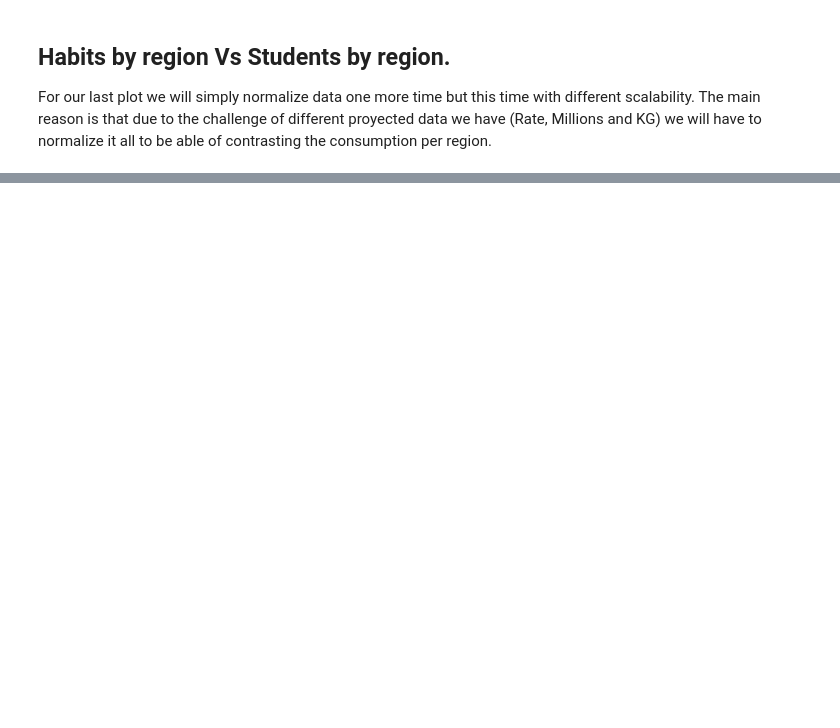
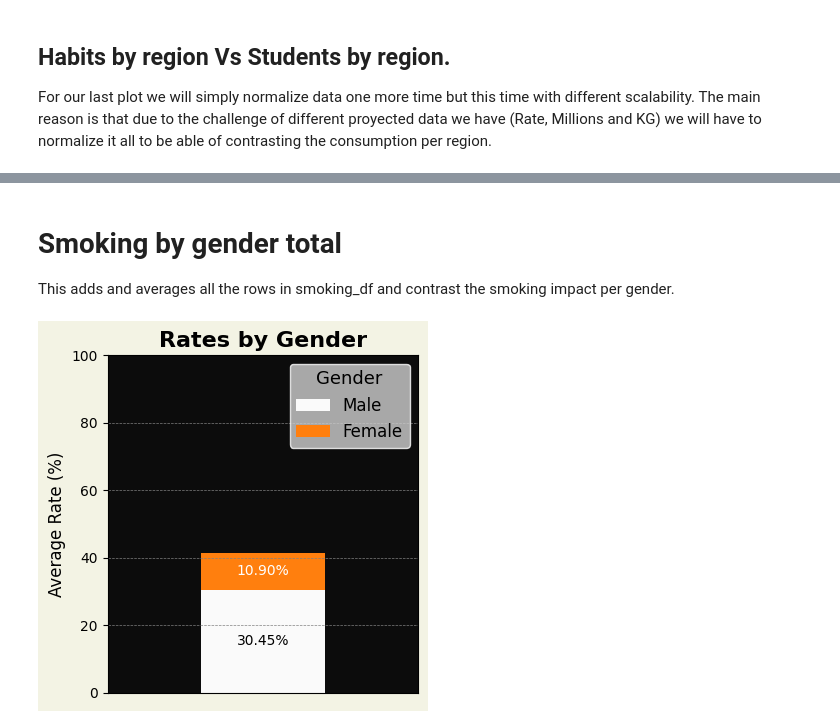
Before and after one commit to DefoNotGus/DV_assesment, a Jupyter notebook: DV_assesment.ipynb, the cells around one changed output, grey strips where cells are left out. Saved outputs shown, nothing was run; the diff lists cells and outputs as text; code cells hidden in the pictures; blank space fills up the shorter version.

```diff
--- a/DV_assesment.ipynb
+++ b/DV_assesment.ipynb
@@ -881,0 +927,4 @@ plt.show()
+# %% [markdown]
+# Smoking by gender total
+
+This adds and averages all the rows in smoking_df and contrast the smoking impact per gender.
@@ -881,0 +941,57 @@ plt.show()
+# %%
+import pandas as pd
+import matplotlib.pyplot as plt
+
+# Sample data for the DataFrame (replace this with your existing DataFrame data)
+fig4_df = pd.DataFrame({
+    'Average Rate (%)': [30.45, 10.90]
+}, index=['Male', 'Female'])
+
+# Create the Matplotlib plot
+plt.figure(figsize=(4, 4))
+plt.gca().set_facecolor('#0c0c0c')
+plt.gcf().patch.set_facecolor('#f3f3e4')
+
+# Set positions for the bar plot
+male_rates = fig4_df.loc['Male', 'Average Rate (%)']
+female_rates = fig4_df.loc['Female', 'Average Rate (%)']
+
+# Plot the stacked bar chart
+plt.bar('Rates', male_rates, color='#fafafa', label='Male')
+plt.bar('Rates', female_rates, color='#ff7f0e', bottom=male_rates, label='Female')
+
+# Add text annotations
+plt.text('Rates', male_rates / 2, f'{male_rates:.2f}%', ha='center', va='center', color='black')
+plt.text('Rates', male_rates + female_rates / 2, f'{female_rates:.2f}%', ha='center', va='center', color='white')
+
+# Set y-axis limits
+plt.ylim(0, 100)
+plt.xlim(-1, 1)
+
+# Customization
+plt.title('Rates by Gender', fontsize=16, color='black', weight='bold')
+plt.ylabel('Average Rate (%)', fontsize=12, color='black')
+plt.xticks([], color='black')
+plt.yticks(color='black')
+plt.grid(axis='y', color='gray', linestyle='--', linewidth=0.5)
+
+# Add legend manually
+legend = plt.legend(
+    ['Male', 'Female'],
+    loc='upper right',
+    title='Gender',
+    fontsize=12,
+    title_fontsize=13,
+    frameon=True
+)
+legend.get_frame().set_facecolor('#d0d0d0')
+legend.get_frame().set_edgecolor('white')
+legend.get_frame().set_linewidth(1)
+legend.get_title().set_color('black')
+for text in legend.get_texts():
+    text.set_color('black')
+
+plt.tight_layout()
+plt.show()
+# %% [output]
+[figure, added]
```
Also changed, not shown: parts of 17 cells of this notebook, 25 other files.
